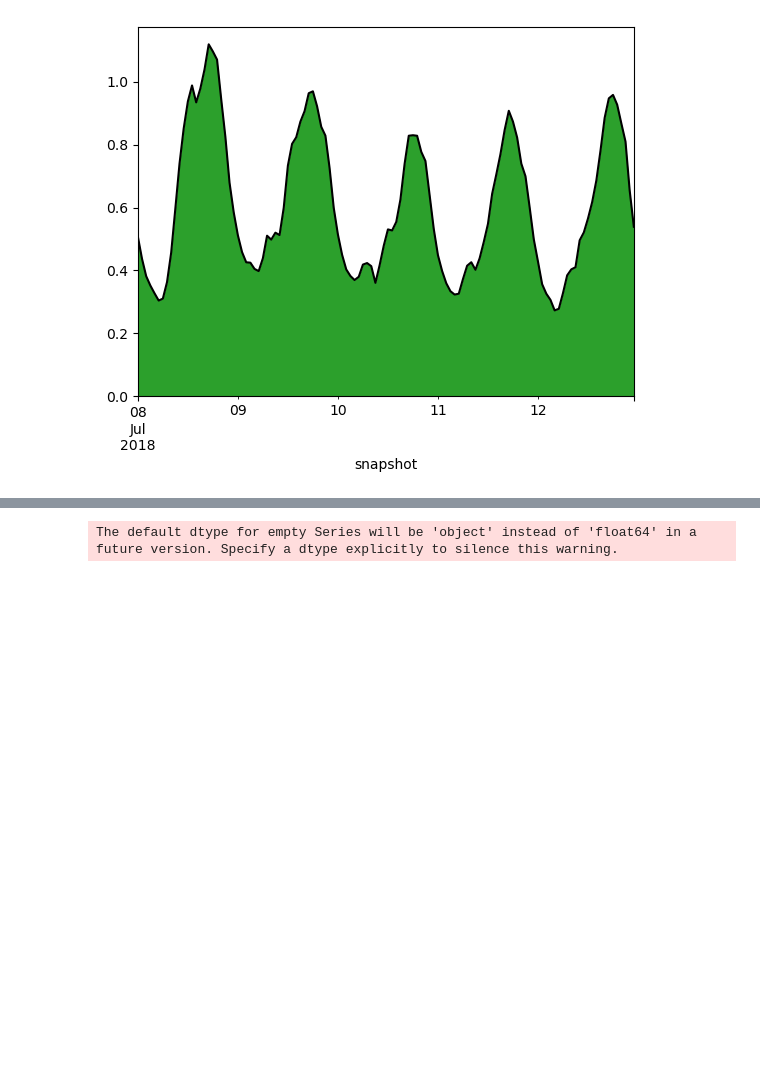
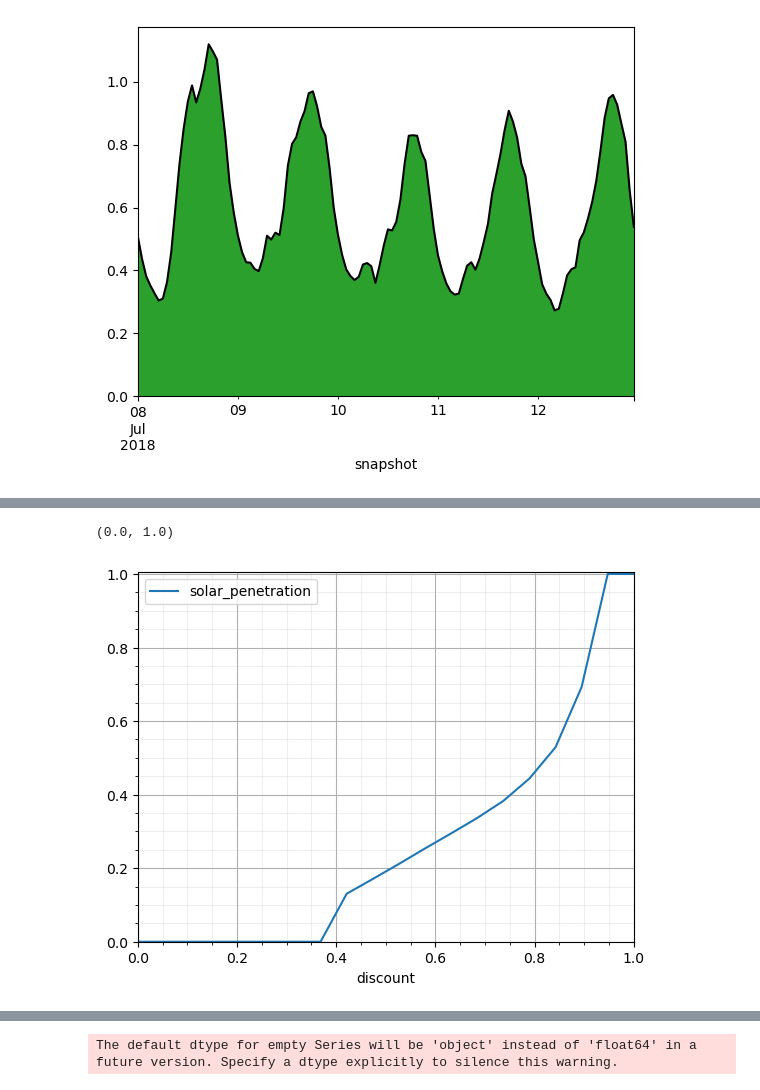
Before and after one commit to ucsusa/2024-kansas-city-analysis, a Jupyter notebook: notebooks/10-pypsa-model.ipynb, the cells around one changed output, grey strips where cells are left out. Saved outputs shown, nothing was run; the diff lists cells and outputs as text; code cells hidden in the pictures; blank space fills up the shorter version.

```diff
--- a/notebooks/10-pypsa-model.ipynb
+++ b/notebooks/10-pypsa-model.ipynb
@@ -85,0 +86,3 @@ annuity_adj
+# %%
+costs = costs.assign(annualized_cost = costs['OCC']*annuity_adj + costs['Fixed O&M'])
+costs
@@ -208,0 +232,13 @@ n.loads_t.p_set.loc[time:'2018-07-12'].plot(ax=ax, color='k', legend=False)
+# %%
+data = {'discount':[],
+        'solar_capacity':[]}
+
+discounts = np.linspace(0, 1, 20)
+
+for discount in discounts:
+        n.generators.loc['ResPV', 'capital_cost'] = costs.at['ResPV','annualized_cost'] * (1-discount)
+
+        n.optimize(solver_name='highs')
+
+        data['discount'].append(discount)
+        data['solar_capacity'].append(np.abs(n.generators.p_nom_opt['ResPV']))
@@ -208,0 +263,3 @@ n.loads_t.p_set.loc[time:'2018-07-12'].plot(ax=ax, color='k', legend=False)
+# %%
+results_df = pd.DataFrame(data)
+results_df
@@ -208,0 +284,13 @@ n.loads_t.p_set.loc[time:'2018-07-12'].plot(ax=ax, color='k', legend=False)
+# %%
+results_df = results_df.assign(solar_penetration=results_df['solar_capacity'] / n.generators.p_nom_max.ResPV)
+# %%
+fig, ax = plt.subplots()
+results_df.plot(ax=ax, x='discount', y='solar_penetration')
+ax.minorticks_on()
+ax.grid(which='major')
+ax.grid(which='minor', alpha=0.2)
+ax.set_ylim(0,1.005)
+ax.set_xlim(0,1.0)
+# %% [output]
+(0.0, 1.0)
+[figure, added]
```
Also changed, not shown: parts of 24 cells of this notebook.
